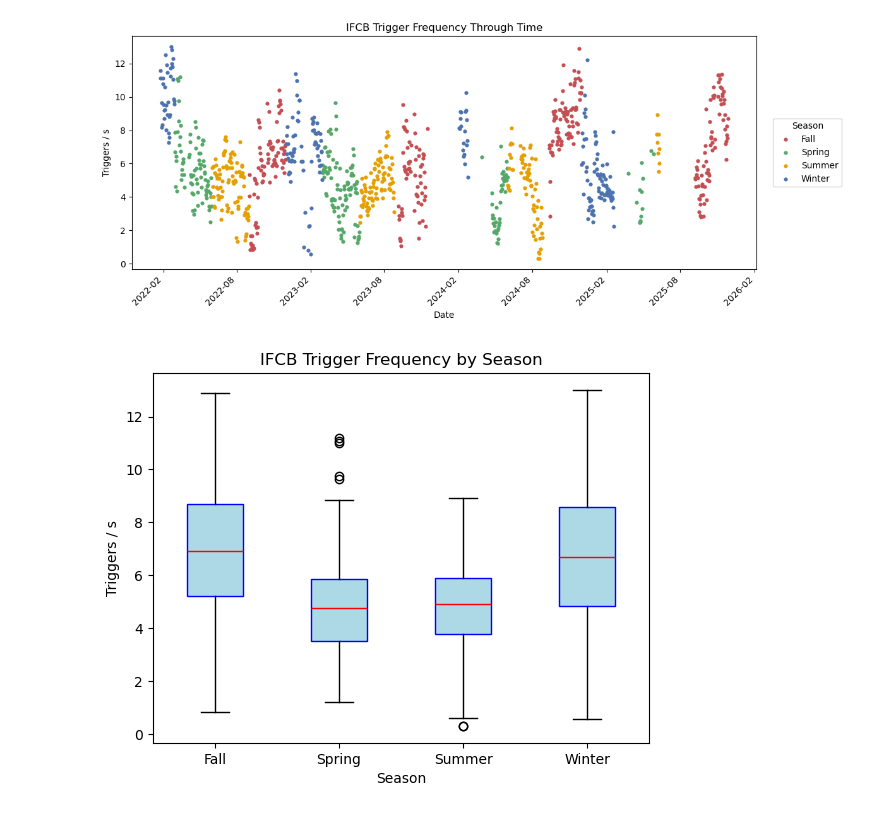
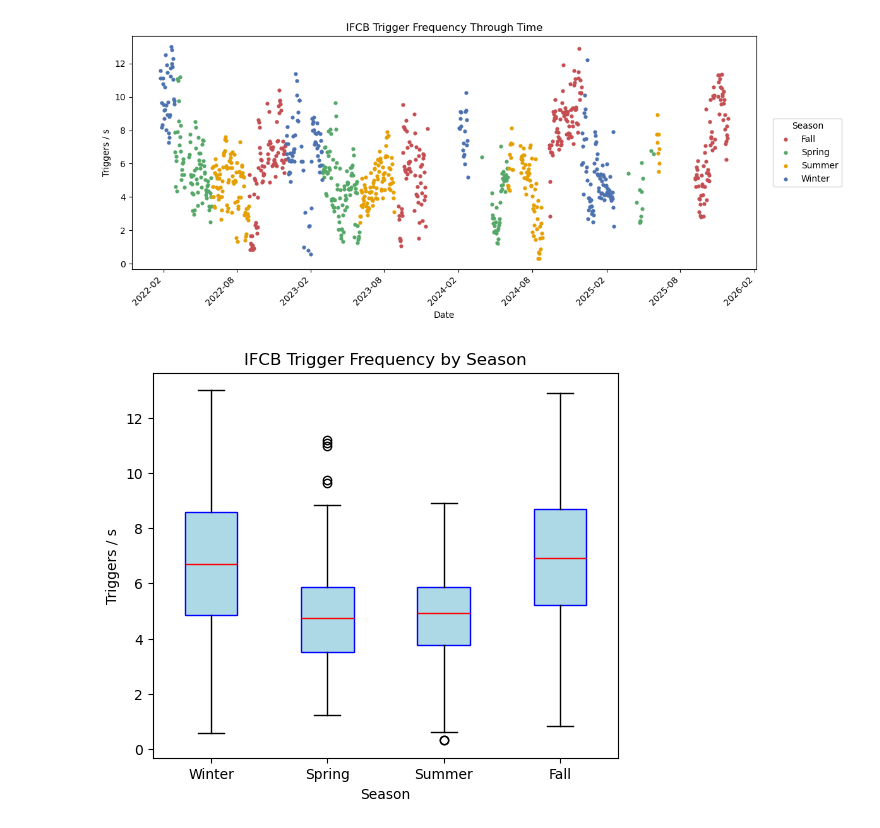
Before and after one commit to michaelstaiger/IFCBParticleSize, a Jupyter notebook: EmpyricalAnalysis/Notebooks/Utils/FPSscraper.ipynb, the cells around one changed output. Drawn from its saved outputs; the diff is of its cells as text; code cells hidden in the pictures.

```diff
--- a/EmpyricalAnalysis/Notebooks/Utils/FPSscraper.ipynb
+++ b/EmpyricalAnalysis/Notebooks/Utils/FPSscraper.ipynb
@@ -223,17 +223,28 @@ plt.tight_layout()
 plt.show()
 # %% [output]
 [figure]
-# %%
-plt.boxplot(
-    [group["FPS"] for _, group in summary_df.groupby("Season")],
-    labels=[season_name for season_name, _ in summary_df.groupby("Season")],
-    patch_artist=True,
-    boxprops=dict(facecolor="lightblue", color="blue"),
-    medianprops=dict(color="red"),
-)
-plt.title("IFCB Trigger Frequency by Season")
-plt.xlabel("Season")
-plt.ylabel("Triggers / s")
-plt.show()
-# %% [output]
-[figure, removed]
+# %%
+season_order = ["Winter", "Spring", "Summer", "Fall"]
+
+box_data = [
+    summary_df.loc[summary_df["Season"] == season, "FPS"].dropna()
+    for season in season_order
+]
+
+plt.figure(figsize=(6,5))
+
+plt.boxplot(
+    box_data,
+    labels=season_order,
+    patch_artist=True,
+    boxprops=dict(facecolor="lightblue", color="blue"),
+    medianprops=dict(color="red"),
+)
+
+plt.title("IFCB Trigger Frequency by Season")
+plt.xlabel("Season")
+plt.ylabel("Triggers / s")
+
+plt.show()
+# %% [output]
+[figure, added]
```
Also changed, not shown: parts of 1 cell of this notebook, 3 other files.
